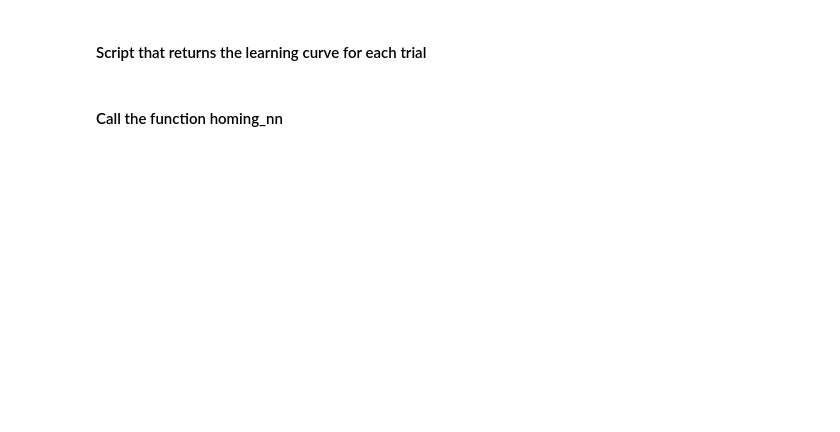
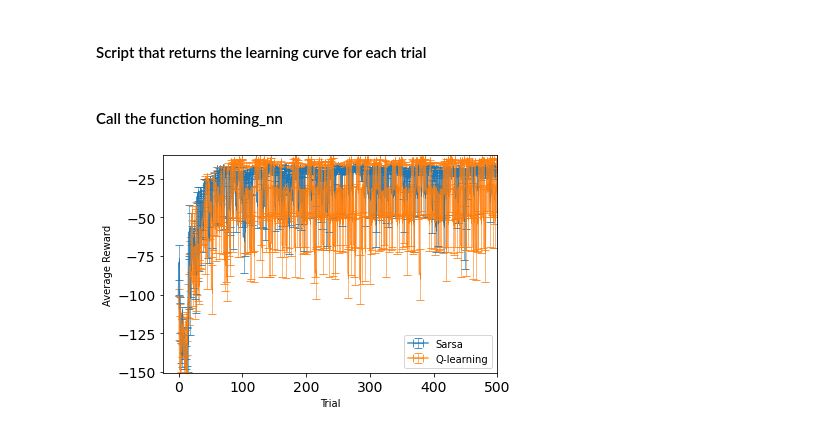
Before and after one commit to Topolewski-Kamil/robot-reinforcement-learning, a Jupyter notebook: robot.ipynb, the cells around one changed output. Cells and saved outputs as stored; diff of their text form; code cells hidden in the pictures; blank space fills up the shorter version.

```diff
--- a/robot.ipynb
+++ b/robot.ipynb
@@ -214,2 +211,22 @@ for i in range(nRepetitions):
+# %%
+# Plot the average reward as a function of the number of trials --> the average has to be performed over the episodes
+means = np.mean(rewards, axis = 0)
+meansQ = np.mean(rewardsQ, axis = 0)
+
+errors = np.std(rewards, axis = 0) / np.sqrt(nRepetitions) # errorbars are equal to standard error i.e. std/sqrt(samples)
+errorsQ = np.std(rewardsQ, axis = 0) / np.sqrt(nRepetitions) # errorbars are equal to standard error i.e. std/sqrt(samples)
+
+fontSize = 10
+plt.errorbar(np.arange(nTrials), means, errors, 0, elinewidth = 0.7, capsize = 4, alpha =0.8, label = 'Sarsa')
+plt.errorbar(np.arange(nTrials), meansQ, errorsQ, 0, elinewidth = 0.7, capsize = 4, alpha =0.8, label = 'Q-learning')
+
+plt.xlabel('Trial',fontsize = fontSize)
+plt.ylabel('Average Reward',fontsize = fontSize)
+plt.axis((-(nTrials/20.0),nTrials,-150.5,-10))
+plt.tick_params(axis = 'both', which='major', labelsize = 14)
+plt.legend()
+plt.show()
+# %% [output]
+[figure, added]
 # %%
 # Plot the rewards averaged over the repeats
```
Also changed, not shown: parts of 6 cells of this notebook.
